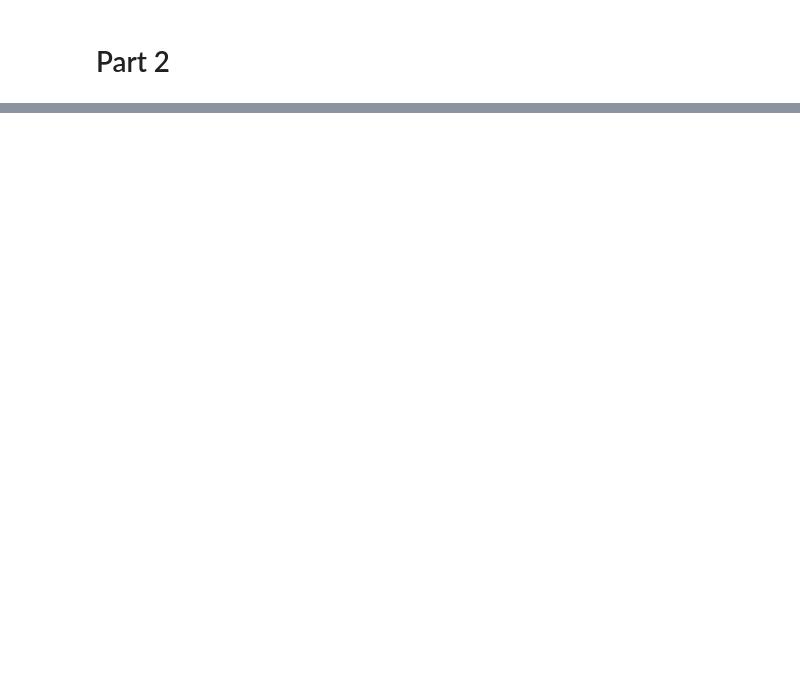
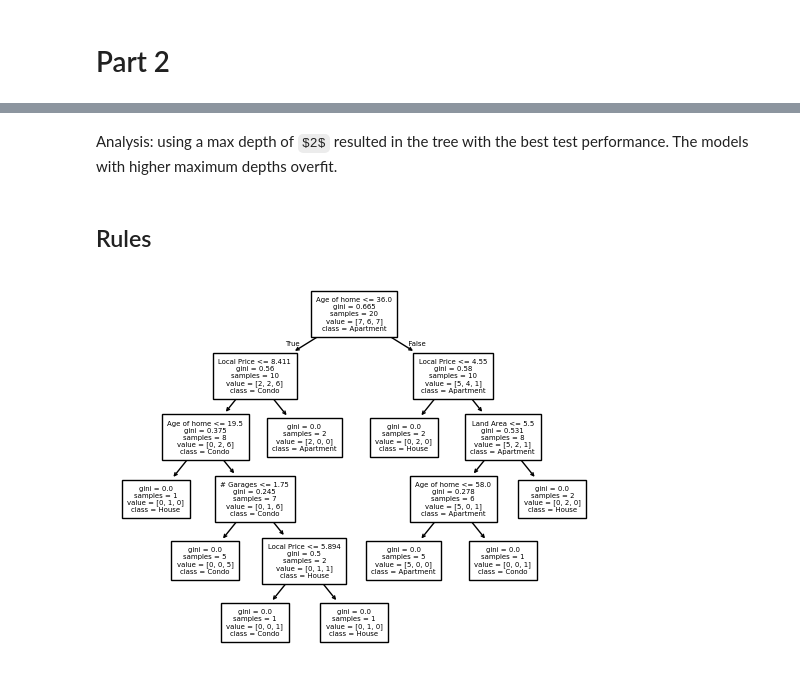
Before and after one commit to bmb0136/COMP-5630, a Jupyter notebook: a4/a4.ipynb, the cells around one changed output, grey strips where cells are left out. Drawn from its saved outputs; the diff is of its cells as text; code cells hidden in the pictures; some formulas as TeX source; blank space fills up the shorter version.

```diff
--- a/a4/a4.ipynb
+++ b/a4/a4.ipynb
@@ -125,0 +143,8 @@ print(df_test[FEATURE_COLS].join(eval_bayes(df_test)))
+# %%
+depth_tests = []
+for depth in range(1, 5 + 1):
+    m = DecisionTreeClassifier(max_depth=depth).fit(df_train[FEATURE_COLS], df_train[TARGET_COL])
+    print(f"Train Accuracy (max depth = {depth}): {eval_dt(df_train, m):.2%}")
+    print(f"Test Accuracy (max depth = {depth}): {eval_dt(df_test, m):.2%}")
+    print()
+    depth_tests.append(m)
@@ -125,0 +166,21 @@ print(df_test[FEATURE_COLS].join(eval_bayes(df_test)))
+# %% [markdown]
+Analysis: using a max depth of $2$ resulted in the tree with the best test performance. The models with higher maximum depths overfit.
+# %% [markdown]
+## Rules
+# %%
+# The labels returned from the decision tree are in the order that they appear in the training data
+dt_labels = list(df_train[TARGET_COL])
+temp = set()
+while len(dt_labels) > len(temp):
+    i = len(temp)
+    x = dt_labels[i]
+    if x in temp:
+        dt_labels.pop(i)
+    else:
+        temp.add(x)
+del temp
+
+plot_tree(depth_tests[-1], fontsize=5, feature_names=FEATURE_COLS, class_names=dt_labels)
+plt.show()
+# %% [output]
+[figure, added]
```
Also changed, not shown: parts of 8 cells of this notebook, 1 other file.
